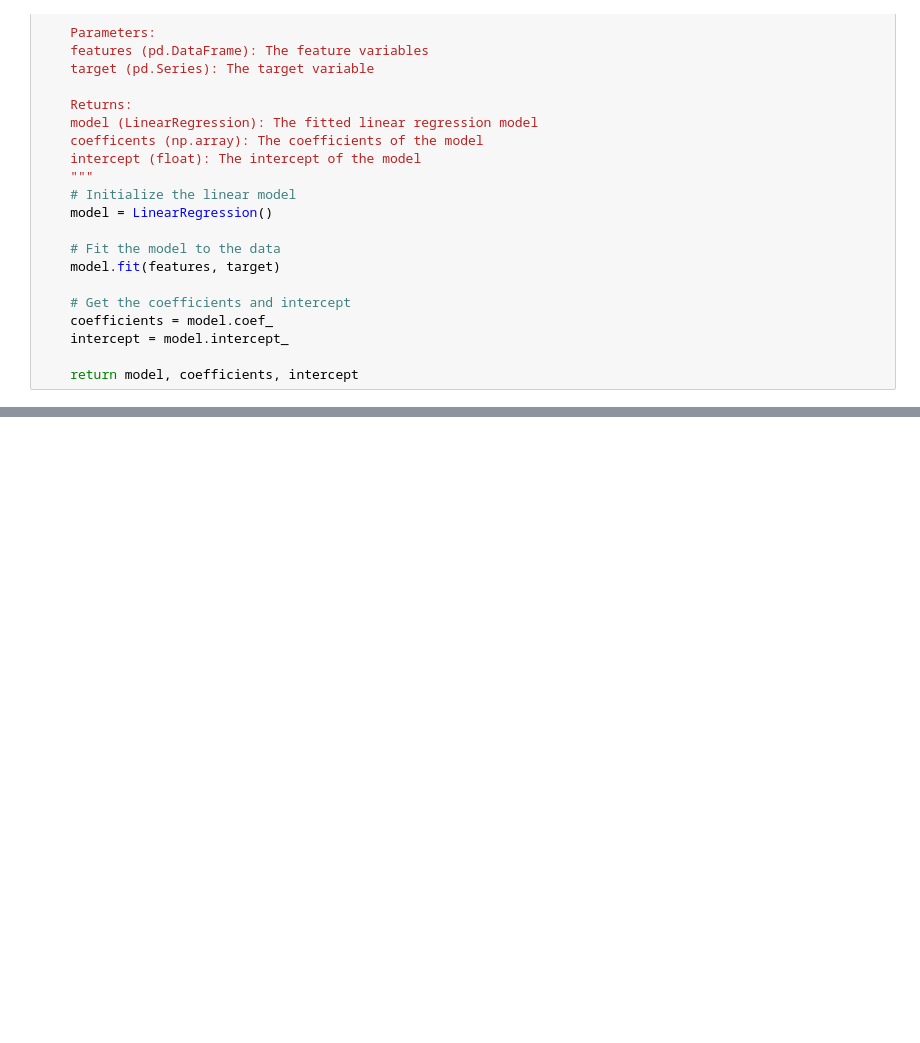
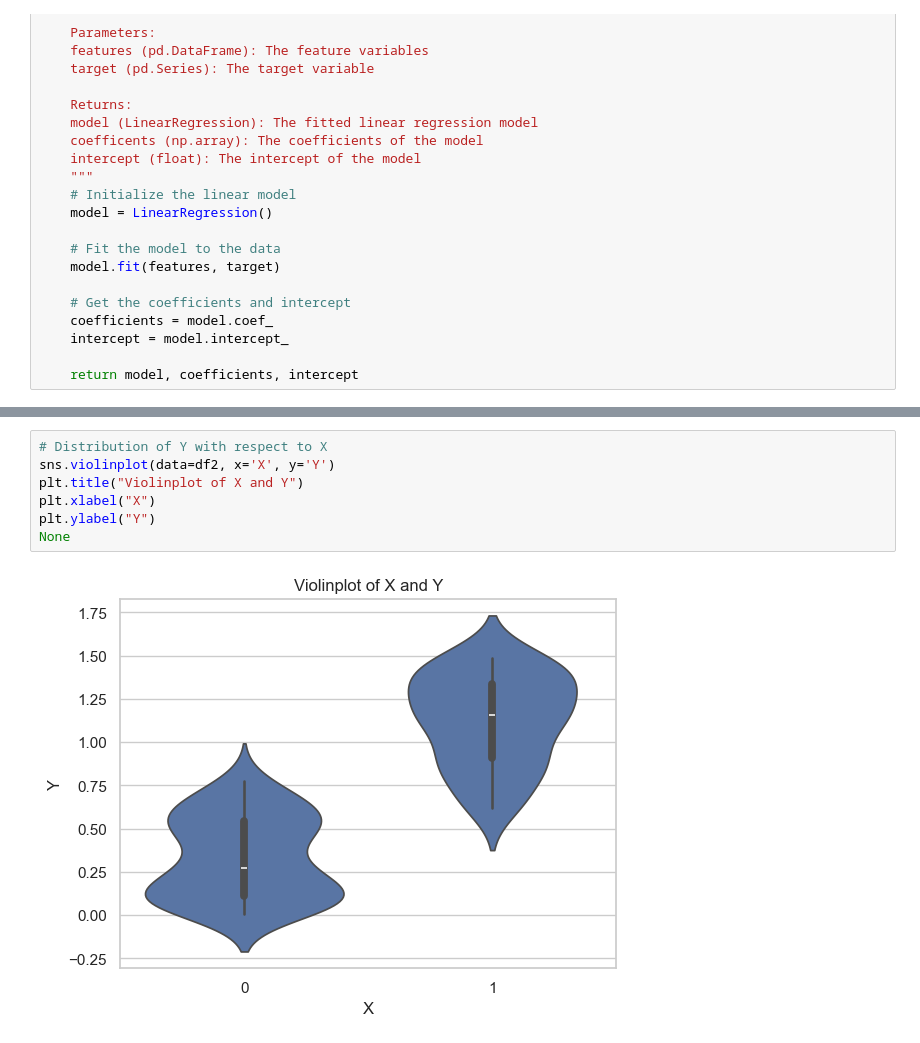
Before and after one commit to jtvon/2025-summer-mod-6, a Jupyter notebook: notebooks/Homework_1_notebook.ipynb, the cells around one changed output, grey strips where cells are left out. Cells and saved outputs as stored; diff of their text form; blank space fills up the shorter version.

```diff
--- a/notebooks/Homework_1_notebook.ipynb
+++ b/notebooks/Homework_1_notebook.ipynb
@@ -76,0 +187,9 @@ def regress(features, target):
+# %%
+# Distribution of Y with respect to X
+sns.violinplot(data=df2, x='X', y='Y')
+plt.title("Violinplot of X and Y")
+plt.xlabel("X")
+plt.ylabel("Y")
+None
+# %% [output]
+[figure, added]
```
Also changed, not shown: parts of 17 cells of this notebook, 2 other files.
